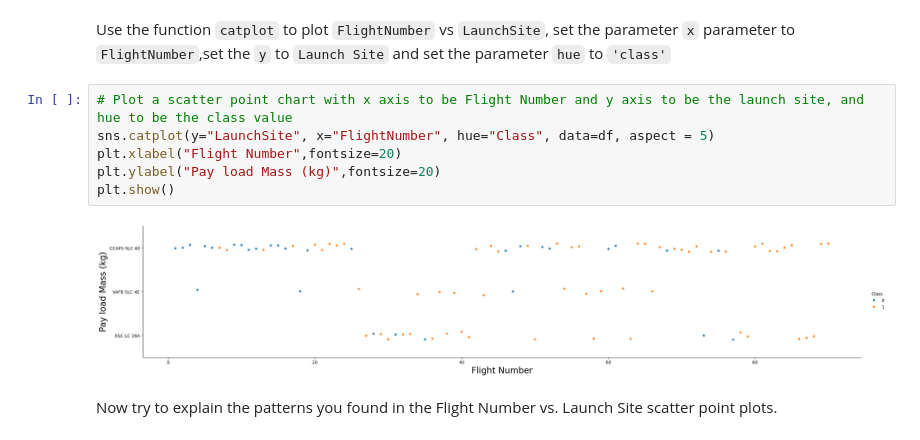
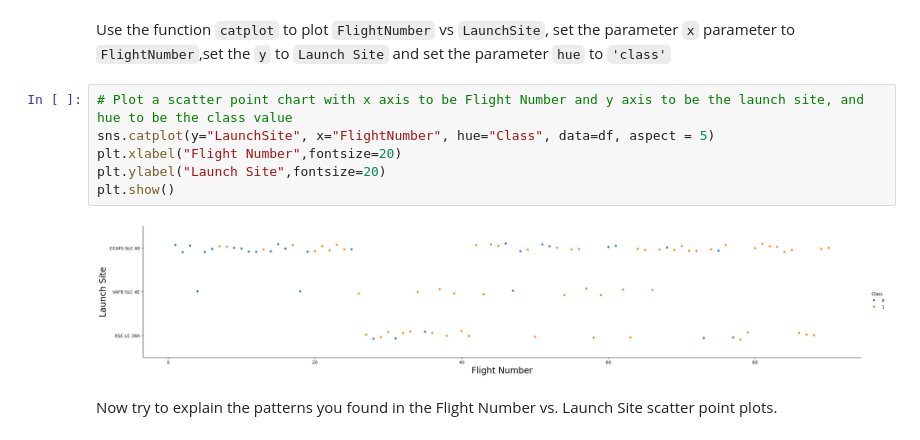
Before and after one commit to pikay7/IBM-Data-Science, a Jupyter notebook: Data Science Captstone Project/edadataviz.ipynb, the cells around one changed output. Cells and saved outputs as stored; diff of their text form.

```diff
--- a/Data Science Captstone Project/edadataviz.ipynb
+++ b/Data Science Captstone Project/edadataviz.ipynb
@@ -84,11 +84,11 @@ Use the function <code>catplot</code> to plot <code>FlightNumber</code> vs <code
 # %%
 # Plot a scatter point chart with x axis to be Flight Number and y axis to be the launch site, and hue to be the class value
 sns.catplot(y="LaunchSite", x="FlightNumber", hue="Class", data=df, aspect = 5)
 plt.xlabel("Flight Number",fontsize=20)
-plt.ylabel("Pay load Mass (kg)",fontsize=20)
+plt.ylabel("Launch Site",fontsize=20)
 plt.show()
 # %% [output]
-[figure, old version]
+[figure, new version]
 # %% [markdown]
 Now try to explain the patterns you found in the Flight Number vs. Launch Site scatter point plots.
 # %% [markdown]
```
Also changed, not shown: parts of 4 cells of this notebook.
